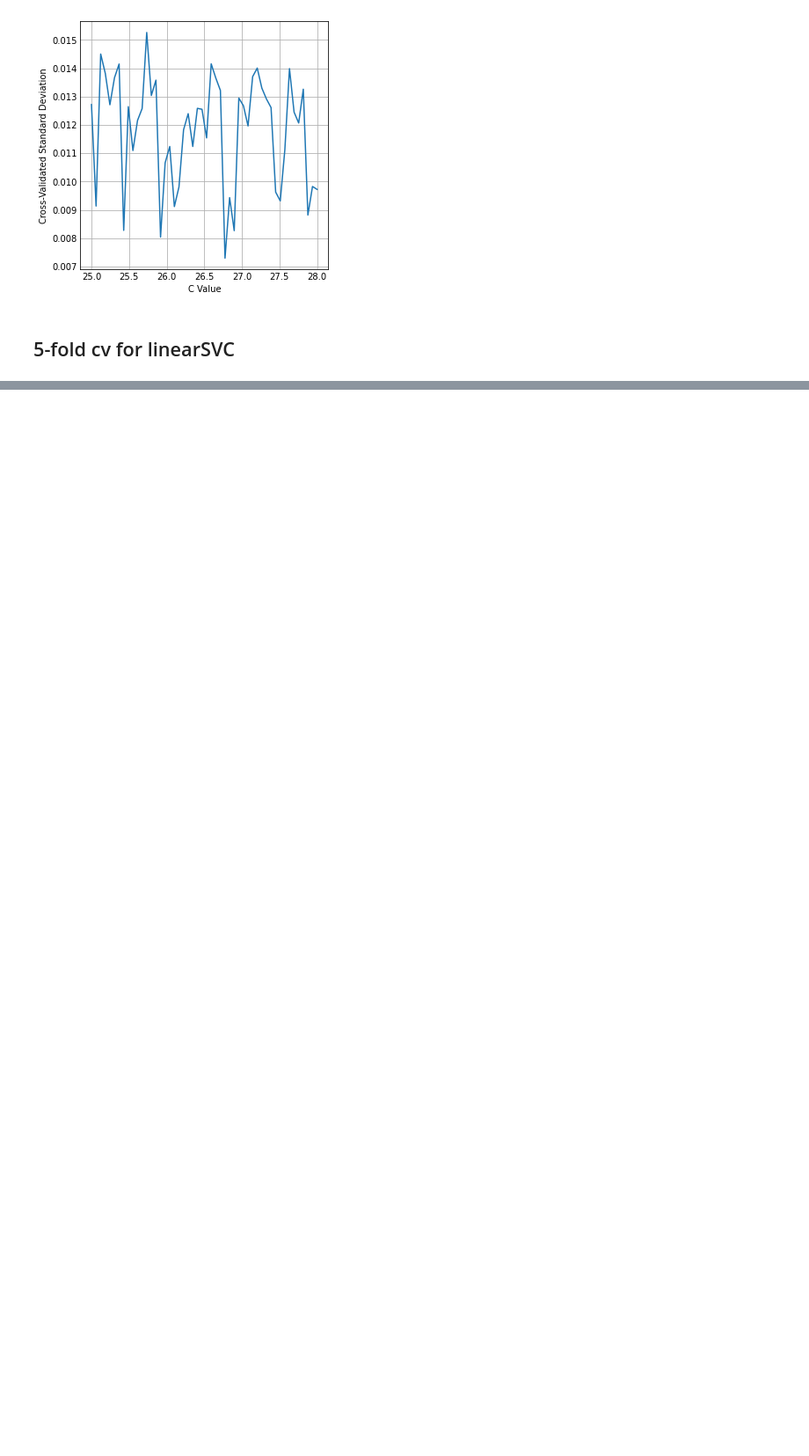
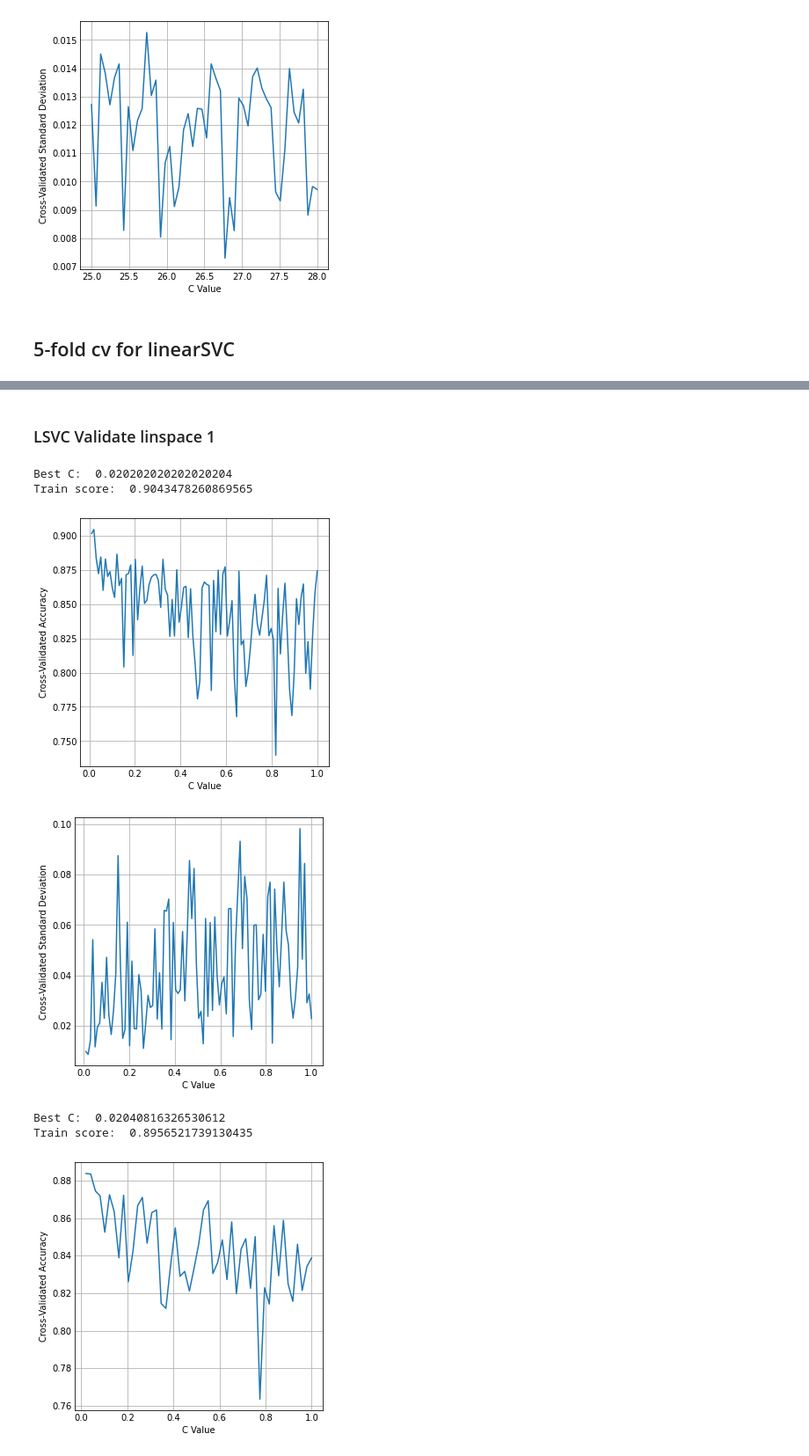
Before and after one commit to jasonmrimer/cse590-machine-learning, a Jupyter notebook: Homework_2.ipynb, the cells around one changed output, grey strips where cells are left out. Shown at 88% size. Saved outputs shown, nothing was run; the diff lists cells and outputs as text; code cells hidden in the pictures; blank space fills up the shorter version.

```diff
--- a/Homework_2.ipynb
+++ b/Homework_2.ipynb
@@ -322,0 +315,12 @@ Linear SVC Testing score: 0.901
+# %% [markdown]
+### LSVC Validate linspace 1
+# %%
+lsvc_explore_and_graph(np.linspace(0, 1, 50))
+# %% [output]
+Best C:  0.020202020202020204
+Train score:  0.9043478260869565
+[figure, added]
+[figure, added]
+Best C:  0.02040816326530612
+Train score:  0.8956521739130435
+[figure, added]
```
Also changed, not shown: parts of 9 cells of this notebook.
